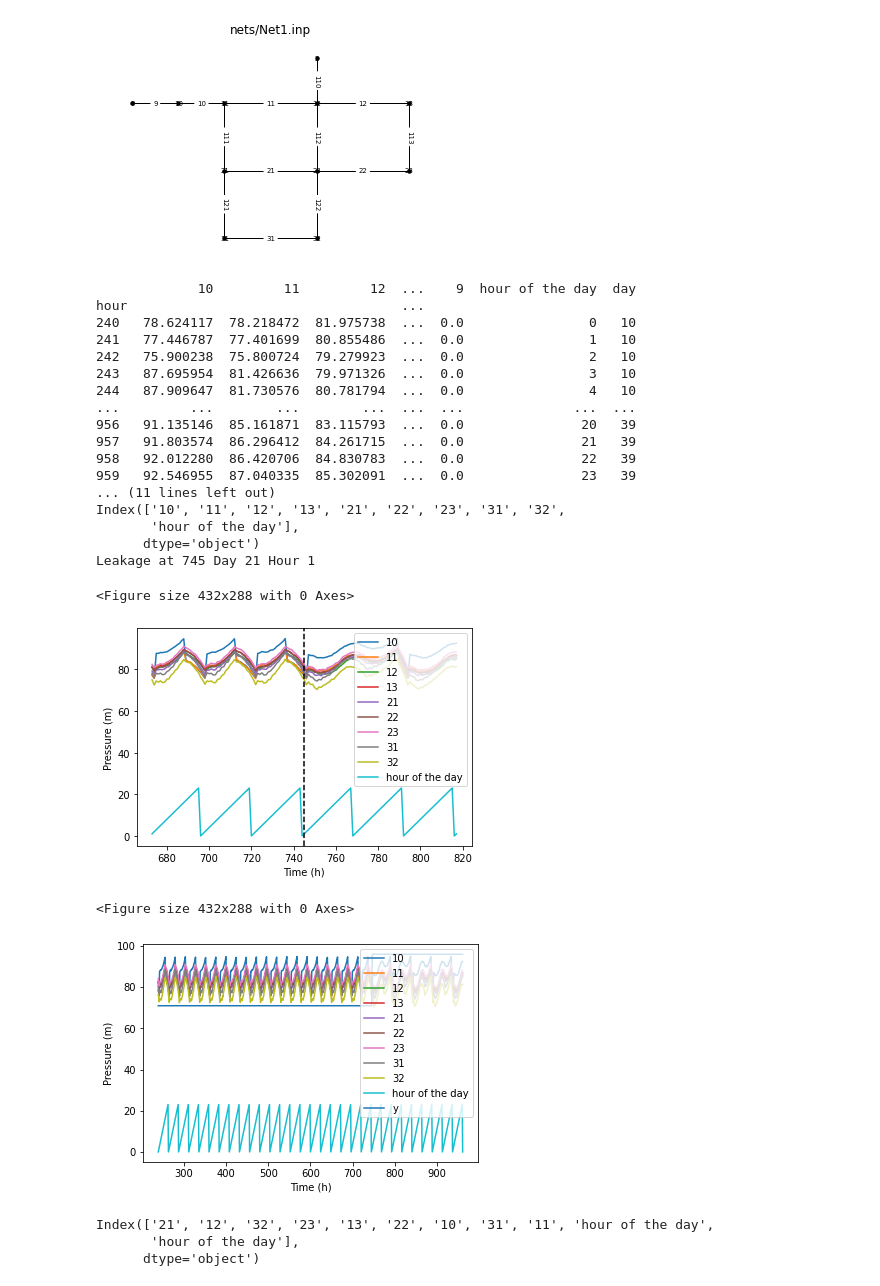
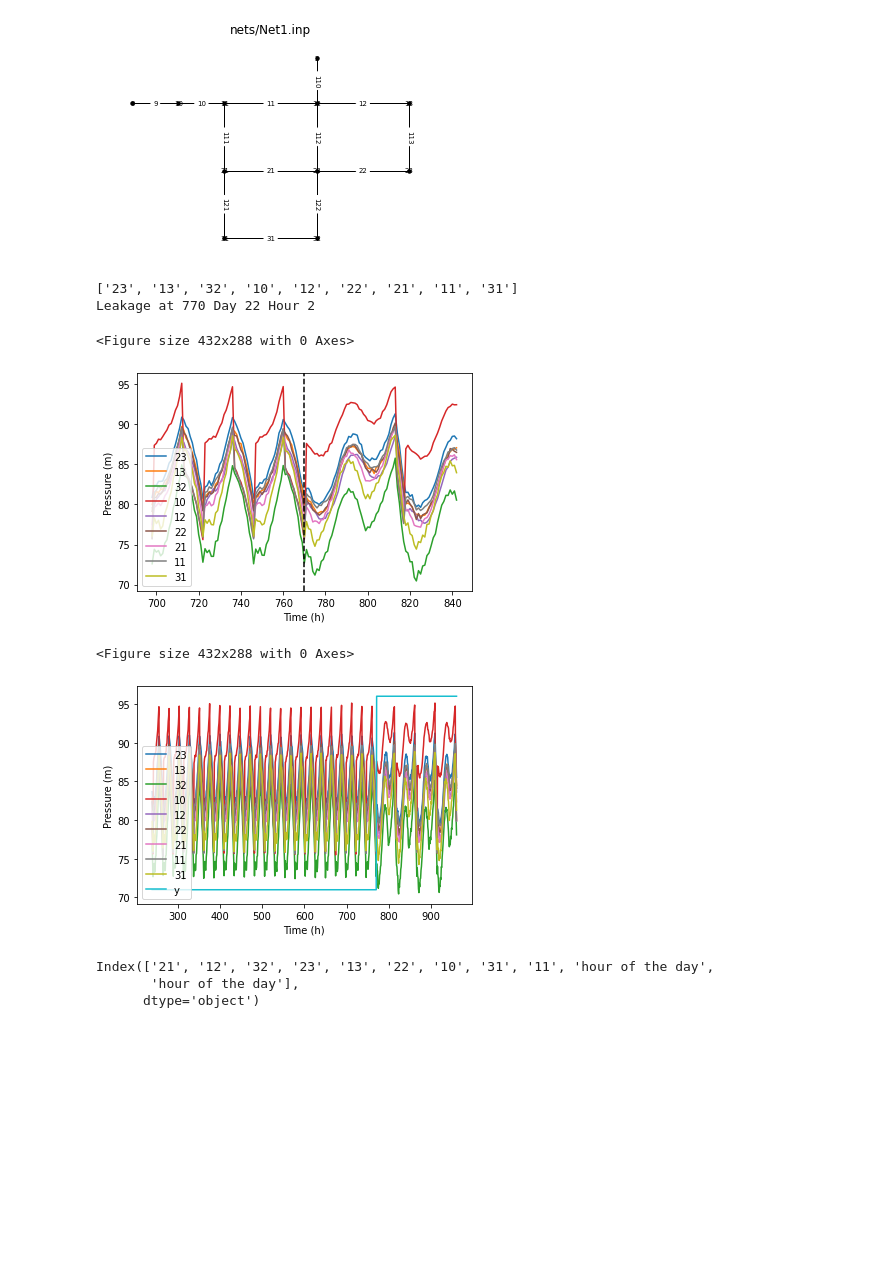
Before and after one commit to JulianBvW/BA-WDN-Leakage-Detection, a Jupyter notebook: LeakageDetection.ipynb, the cells around one changed output. Cells and saved outputs as stored; diff of their text form; code cells hidden in the pictures; blank space fills up the shorter version.

Commit message:
Fixed multiple 'hour of the day' occurrences bug

```diff
--- a/LeakageDetection.ipynb
+++ b/LeakageDetection.ipynb
@@ -109,37 +108,22 @@ def show_data(X, y):
   print('Leakage at', 240+leakage_at, 'Day', leakage_at // 24, 'Hour', leakage_at % 24)
 
   # Plot window around leakage time
-  plot(X.loc[240+leakage_at-3*24:leakage_at+240+3*24,:], line_at=[240+leakage_at])
+  plot(X.loc[240+leakage_at-3*24:leakage_at+240+3*24,:], line_at=[240+leakage_at], location="lower left")
 
   # Plot whole data including y
   Xy = X.copy()
   Xy['y'] = y * (96 - 71) + 71
-  plot(Xy)
+  plot(Xy, location="lower left")
 # %%
-X, y = gen_single_data(wdn, '12', include_time=True)
+X, y = gen_single_data(wdn, '12', include_time=False)
 show_data(X, y)
 # %% [output]
-             10         11         12  ...    9  hour of the day  day
-hour                                   ...
-240   78.624117  78.218472  81.975738  ...  0.0                0   10
-241   77.446787  77.401699  80.855486  ...  0.0                1   10
-242   75.900238  75.800724  79.279923  ...  0.0                2   10
-243   87.695954  81.426636  79.971326  ...  0.0                3   10
-244   87.909647  81.730576  80.781794  ...  0.0                4   10
-...         ...        ...        ...  ...  ...              ...  ...
-956   91.135146  85.161871  83.115793  ...  0.0               20   39
-957   91.803574  86.296412  84.261715  ...  0.0               21   39
-958   92.012280  86.420706  84.830783  ...  0.0               22   39
-959   92.546955  87.040335  85.302091  ...  0.0               23   39
-... (11 lines left out)
-Index(['10', '11', '12', '13', '21', '22', '23', '31', '32',
-       'hour of the day'],
-      dtype='object')
-Leakage at 745 Day 21 Hour 1
+['23', '13', '32', '10', '12', '22', '21', '11', '31']
+Leakage at 770 Day 22 Hour 2
 <Figure size 432x288 with 0 Axes>
-[figure, old version]
+[figure, new version]
 <Figure size 432x288 with 0 Axes>
-[figure, old version]
+[figure, new version]
 # %%
 X.columns
 # %% [output]
```
Also changed, not shown: parts of 1 cell of this notebook, 1 other file.
